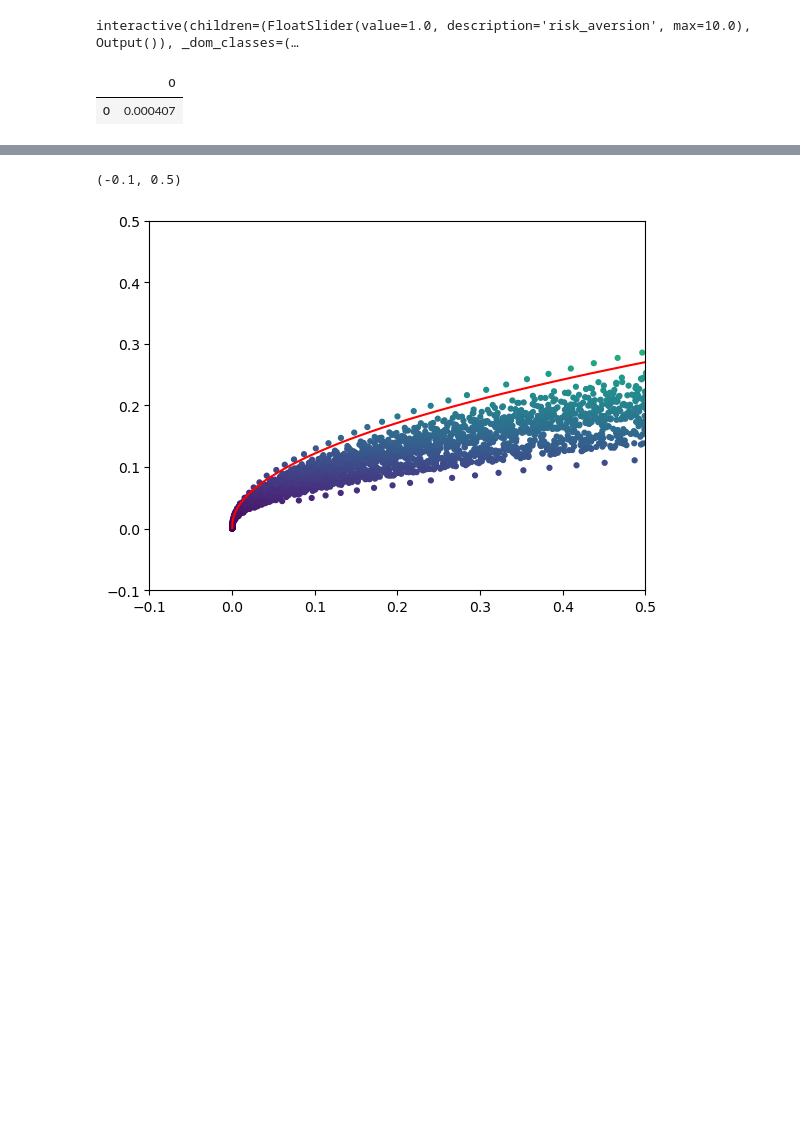
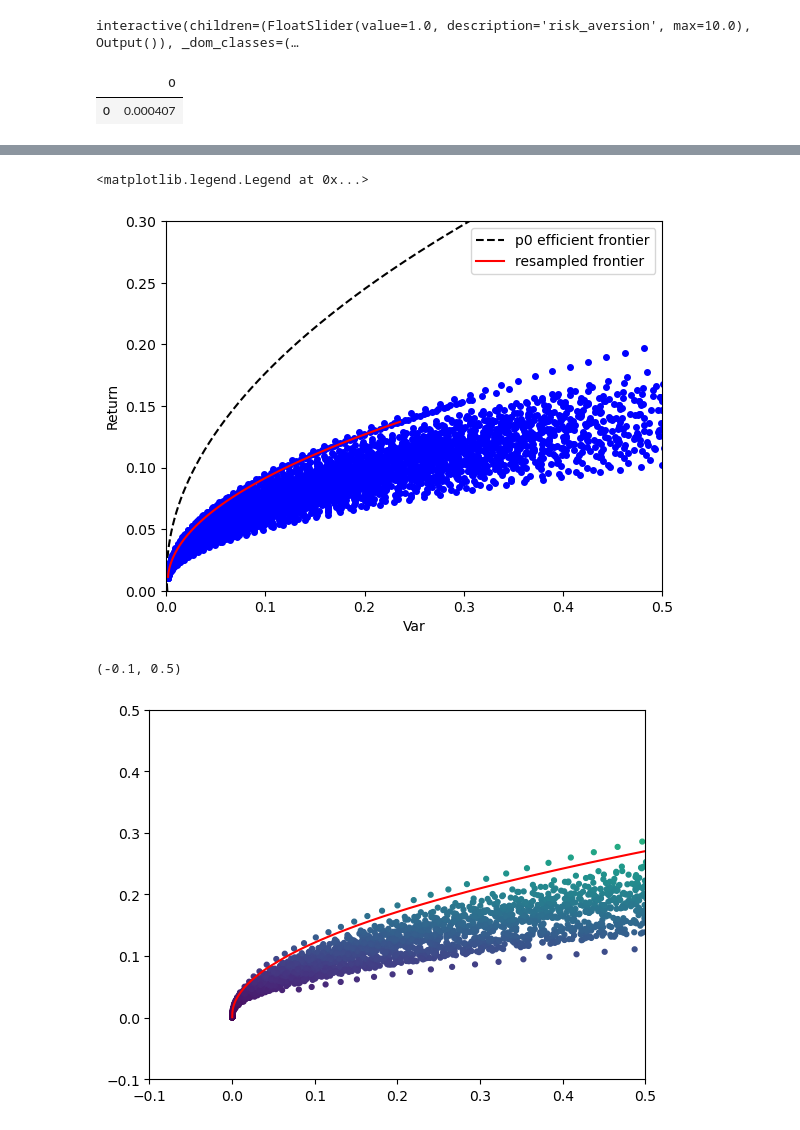
Before and after one commit to victoriawong1123/quant_asset, a Jupyter notebook: project_testing/qarm_self.ipynb, the cells around one changed output, grey strips where cells are left out. Saved outputs shown, nothing was run; the diff lists cells and outputs as text; code cells hidden in the pictures; blank space fills up the shorter version.

```diff
--- a/project_testing/qarm_self.ipynb
+++ b/project_testing/qarm_self.ipynb
@@ -452,0 +476,69 @@ ax.legend()
+# %%
+Q=100
+m=50
+p0=monthly_df.iloc[:-1]
+risk_aversion=2
+
+ax = plt.gca()
+
+mu_0 = p0.mean()
+cov_0 = p0.cov()
+func = get_FT_func(mu_0, cov_0)
+dummy_mu = np.linspace(-0.1, 0.8, 1001)
+ax.plot(func(dummy_mu), dummy_mu, 'k--', label='p0 efficient frontier')
+
+opt_mus = []
+opt_covs = []
+a_res = [[] for i in range(m)]
+e = np.ones(len(mu_0))
+
+for i in range(Q):
+    p1 = np.random.normal(loc=p0.mean().values, scale=p0.std().values,
+                          size=p0.shape
+                         )
+    p1 = pd.DataFrame(p1)
+    mu_1 = p1.mean()
+    cov_1 = p1.cov()
+
+    _A, _B, _C, _D = get_ABCD(mu_1, cov_1)
+
+    V1 = inv(cov_1)/_D @ (_B*e - _A*mu_1)
+    V2 = inv(cov_1)/_D @ (_C*mu_1 - _A*e)
+
+    _, mu_mvp, _ = get_MVP(mu_1, cov_1)
+    _, mu_ms, _ = get_maxsharpe(mu_1, cov_1, risk_aversion)
+
+    c = 0
+    for mu in np.linspace(mu_mvp, mu_ms, m):
+        alpha_star = V1 + V2 * mu
+
+        opt_mu = alpha_star.T @ mu_0
+        opt_cov = alpha_star.T @ cov_0 @ alpha_star
+        ax.plot(opt_cov, opt_mu, 'bo', ms=4)
+        opt_mus.append(opt_mu)
+        opt_covs.append(opt_cov)
+        a_res[c].append(alpha_star)
+        c += 1
+
+mu_res = []
+cov_res = []
+ares = []
+for i in range(m):
+    _a_res = np.asarray(a_res)[i].sum(axis=0)/Q
+    mu_res.append(_a_res.T @ mu_0)
+    cov_res.append(_a_res.T @ cov_0 @ _a_res)
+    ares.append(_a_res)
+
+mu_res = np.array(mu_res)
+cov_res = np.array(cov_res)
+ares = np.array(ares)
+
+ax.plot(cov_res.reshape(-1), mu_res.reshape(-1), 'r-', label='resampled frontier')
+ax.set_xlim(0, 0.5)
+ax.set_ylim(0, 0.3)
+ax.set_xlabel('Var')
+ax.set_ylabel('Return')
+ax.legend()
+# %% [output]
+<matplotlib.legend.Legend at 0x...>
+[figure, added]
```
Also changed, not shown: parts of 32 cells of this notebook.
